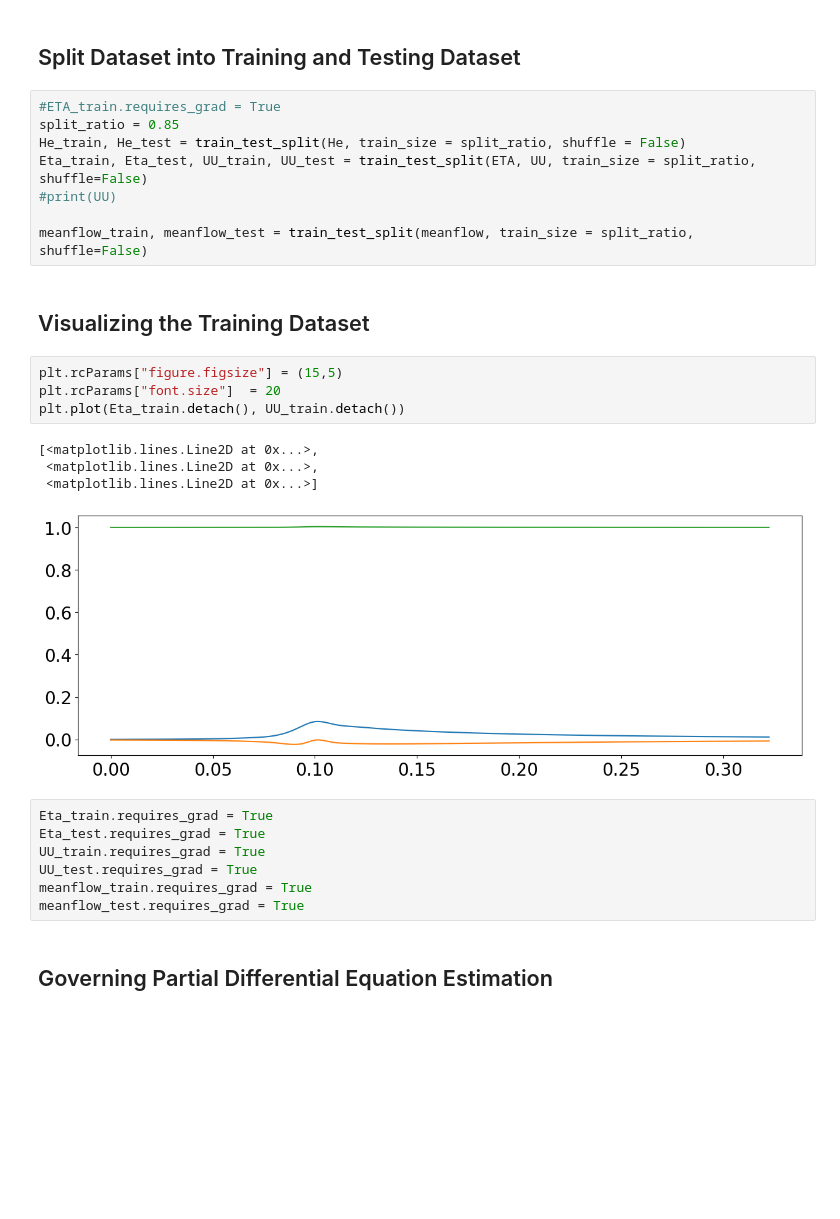
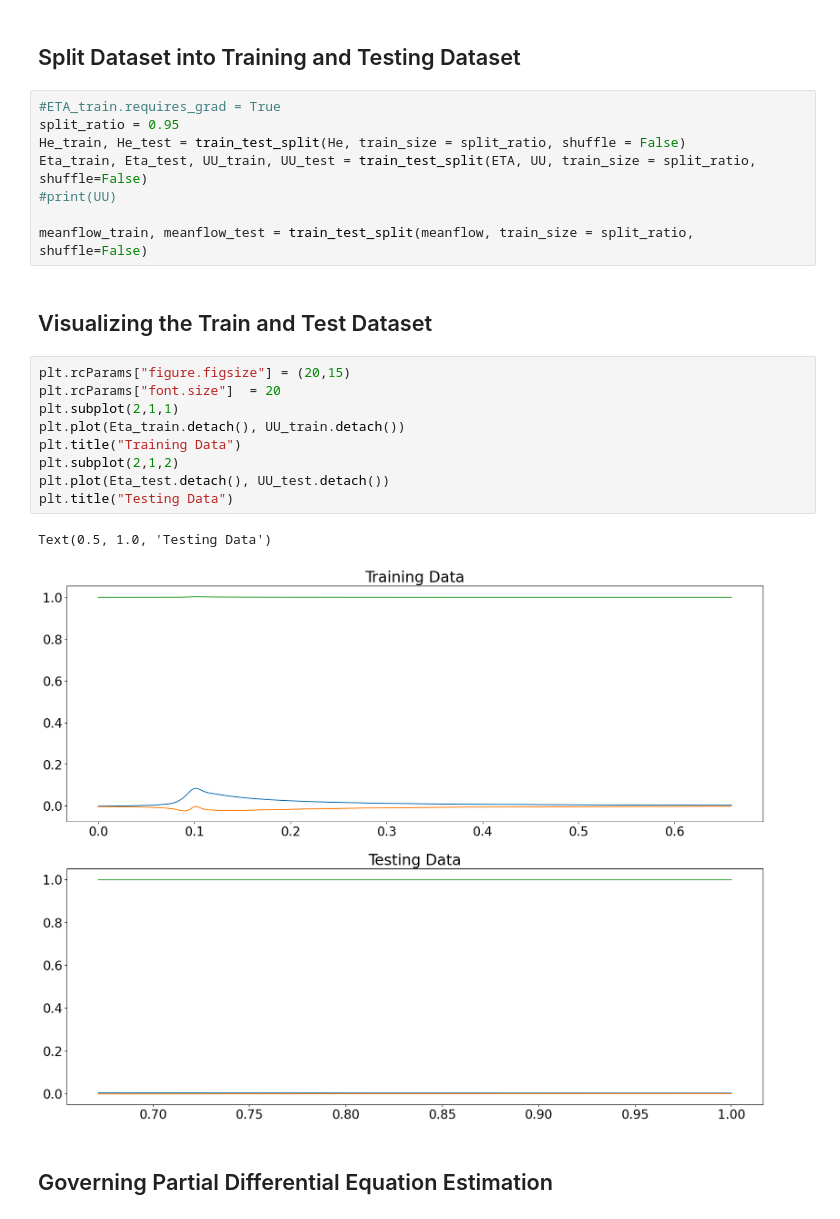
Before and after one commit to ramtarun02/Indirect-Noise-in-Nozzles, a Jupyter notebook: FF_Estimation_CPU.ipynb, the cells around one changed output. Saved outputs shown, nothing was run; the diff lists cells and outputs as text; blank space fills up the shorter version.

```diff
--- a/FF_Estimation_CPU.ipynb
+++ b/FF_Estimation_CPU.ipynb
@@ -61,29 +61,25 @@ UU = U[:, 1:4]
 ## Split Dataset into Training and Testing Dataset
 # %%
 #ETA_train.requires_grad = True
-split_ratio = 0.85
+split_ratio = 0.95
 He_train, He_test = train_test_split(He, train_size = split_ratio, shuffle = False)
 Eta_train, Eta_test, UU_train, UU_test = train_test_split(ETA, UU, train_size = split_ratio, shuffle=False)
 #print(UU)
 
 meanflow_train, meanflow_test = train_test_split(meanflow, train_size = split_ratio, shuffle=False)
 # %% [markdown]
-## Visualizing the Training Dataset
+## Visualizing the Train and Test Dataset
 # %%
-plt.rcParams["figure.figsize"] = (15,5)
+plt.rcParams["figure.figsize"] = (20,15)
 plt.rcParams["font.size"]  = 20
+plt.subplot(2,1,1)
 plt.plot(Eta_train.detach(), UU_train.detach())
+plt.title("Training Data")
+plt.subplot(2,1,2)
+plt.plot(Eta_test.detach(), UU_test.detach())
+plt.title("Testing Data")
 # %% [output]
-[<matplotlib.lines.Line2D at 0x...>,
- <matplotlib.lines.Line2D at 0x...>,
- <matplotlib.lines.Line2D at 0x...>]
+Text(0.5, 1.0, 'Testing Data')
-[figure, old version]
+[figure, new version]
-# %%
-Eta_train.requires_grad = True
-Eta_test.requires_grad = True
-UU_train.requires_grad = True
-UU_test.requires_grad = True
-meanflow_train.requires_grad = True
-meanflow_test.requires_grad = True
 # %% [markdown]
 ## Governing Partial Differential Equation Estimation
```
Also changed, not shown: parts of 8 cells of this notebook.
